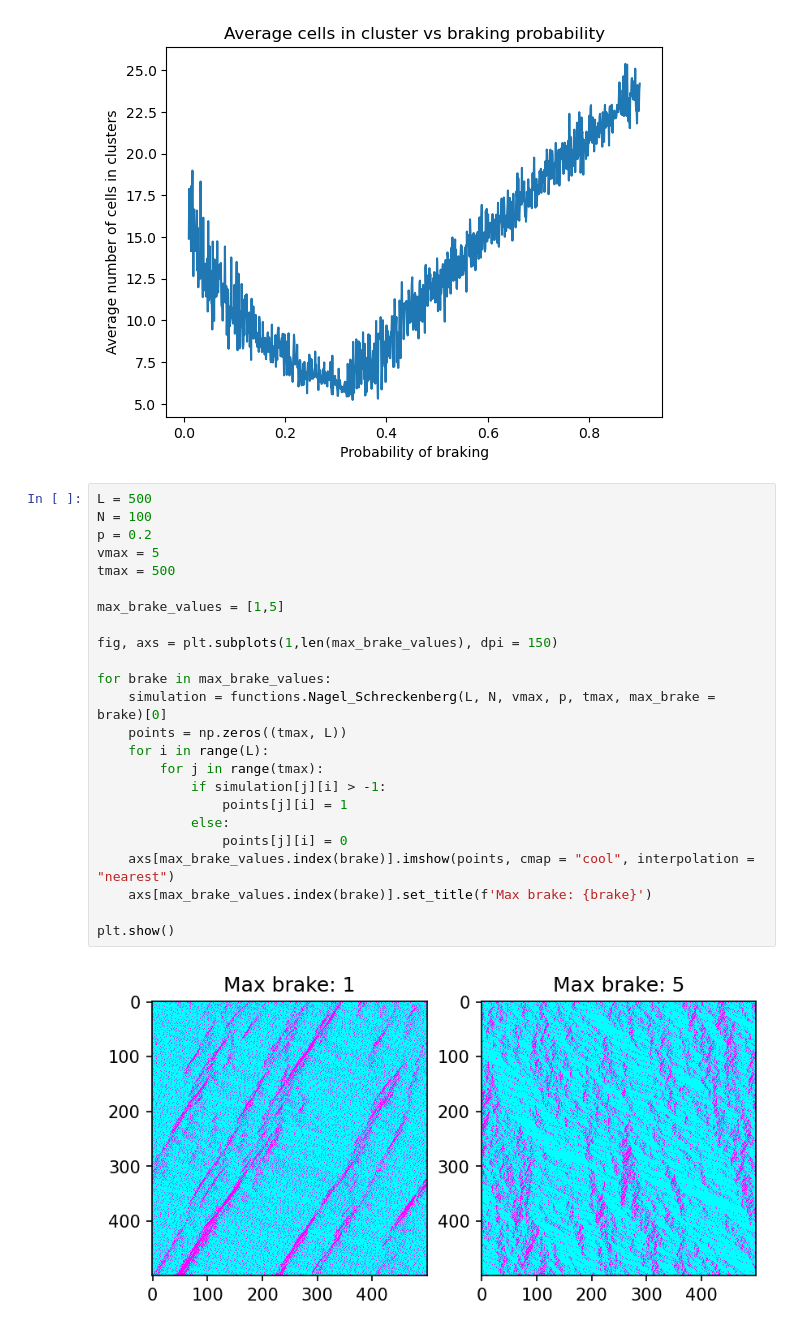
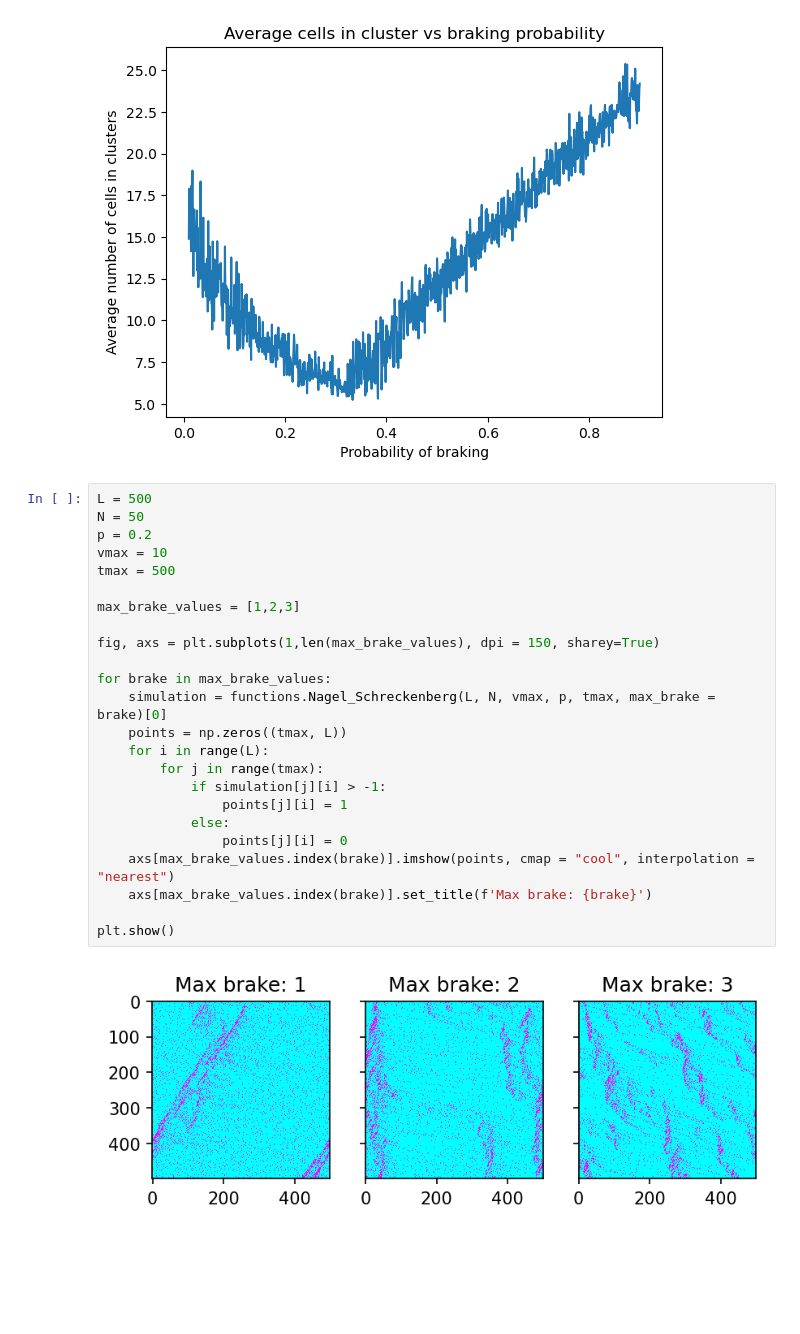
Before and after one commit to SofiaHilma/Traffic_flow_simulation, a Jupyter notebook: braking.ipynb, the cells around one changed output. Drawn from its saved outputs; the diff is of its cells as text; blank space fills up the shorter version.

```diff
--- a/braking.ipynb
+++ b/braking.ipynb
@@ -65,27 +65,27 @@ plt.show()
 [figure]
 # %%
 L = 500
-N = 100
+N = 50
 p = 0.2
-vmax = 5
+vmax = 10
 tmax = 500
 
-max_brake_values = [1,5]
+max_brake_values = [1,2,3]
 
-fig, axs = plt.subplots(1,len(max_brake_values), dpi = 150)
+fig, axs = plt.subplots(1,len(max_brake_values), dpi = 150, sharey=True)
 
 for brake in max_brake_values:
     simulation = functions.Nagel_Schreckenberg(L, N, vmax, p, tmax, max_brake = brake)[0]
     points = np.zeros((tmax, L))
     for i in range(L):
         for j in range(tmax):
             if simulation[j][i] > -1:
                 points[j][i] = 1
             else:
                 points[j][i] = 0
     axs[max_brake_values.index(brake)].imshow(points, cmap = "cool", interpolation = "nearest")
     axs[max_brake_values.index(brake)].set_title(f'Max brake: {brake}')
 
 plt.show()
 # %% [output]
-[figure, old version]
+[figure, new version]
```
Also changed, not shown: 3 other files.
